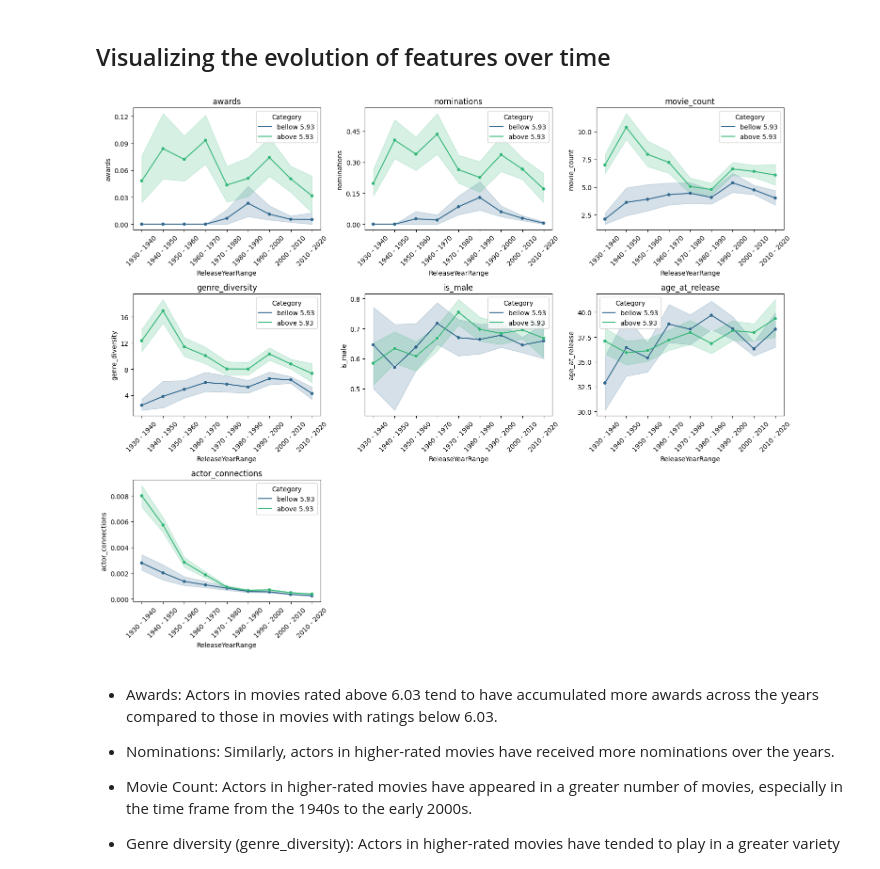
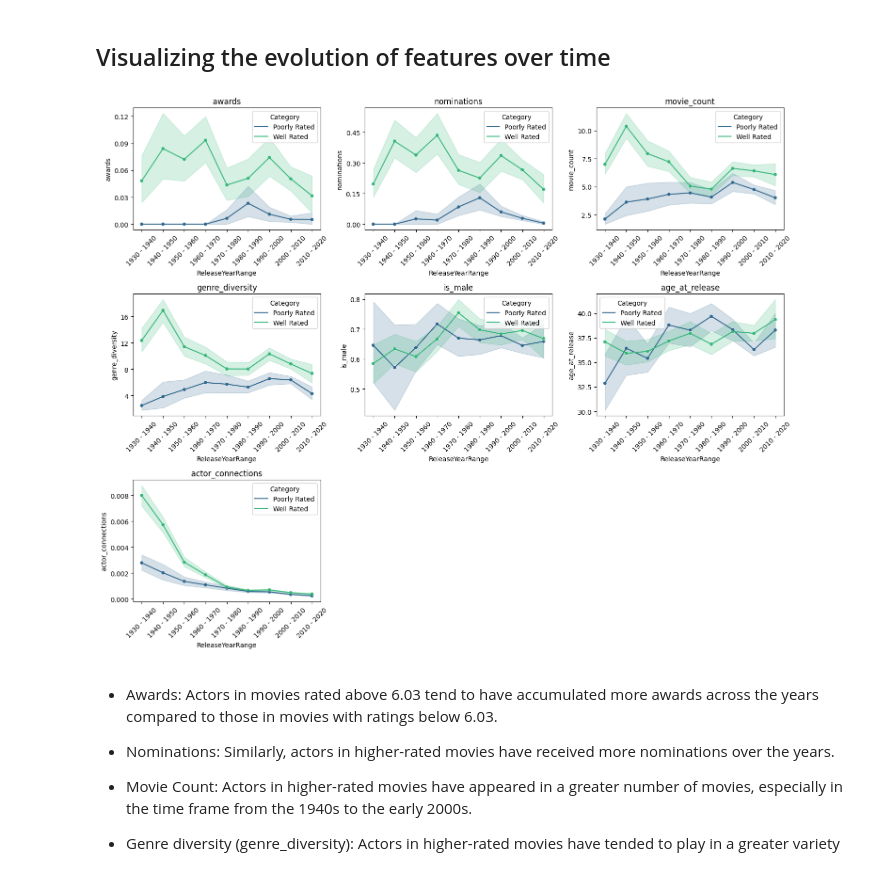
Before and after one commit to epfl-ada/ada-2023-project-dromadaire, a Jupyter notebook: P3_final.ipynb, the cells around one changed output. Cells and saved outputs as stored; diff of their text form; code cells hidden in the pictures.

Commit message:
Fix Graph

```diff
--- a/P3_final.ipynb
+++ b/P3_final.ipynb
@@ -712,8 +712,8 @@ def do_fancy_ecpi_cute_plot(df, cat, diff, x, y_list, titles, ncols=3, max_y_tic
     hi = df.query(f'{diff} >= @{cat}').copy()
     # me = df.copy()
 
-    lo.loc[:, 'Category'] = 'bellow {}'.format(globals()[cat])
-    hi.loc[:, 'Category'] = 'above {}'.format(globals()[cat])
+    lo.loc[:, 'Category'] = 'Poorly Rated'
+    hi.loc[:, 'Category'] = 'Well Rated'
     # me.loc[:, 'Category'] = 'mean'
 
     for i, (y, title) in enumerate(zip(y_list, titles)):
@@ -740,34 +740,34 @@ def do_fancy_ecpi_cute_plot(df, cat, diff, x, y_list, titles, ncols=3, max_y_tic
 
         # frame_mean = pd.concat([lo_filtered_mean, hi_filtered_mean, me_filtered_mean])
         frame_mean = pd.concat([lo_filtered_mean, hi_filtered_mean])
 
         ax = axes[i // ncols, i % ncols]
         sns.lineplot(data=frame, x=x, y=y, hue='Category', errorbar='ci', palette='viridis', ax=ax)
         sns.scatterplot(data=frame_mean, x=x, y=y, hue='Category', palette='viridis', ax=ax, legend=False, marker='o', s=30)
         ax.set_title(title)
         ax.legend(title='Category')
 
         # Rotate x-axis labels
         for label in ax.get_xticklabels():
             label.set_rotation(45)
 
         # Set y-axis tick frequency
         ax.yaxis.set_major_locator(MaxNLocator(nbins=max_y_ticks))
 
 
     # Turn off any unused subplots
     for j in range(i + 1, nrows * ncols):
         axes[j // ncols, j % ncols].axis('off')
 
     plt.tight_layout()
     plt.show()
 
 mean_rating = round(movies_actors_reduced['averageRating'].mean(), 2)
 do_fancy_ecpi_cute_plot(movies_actors_reduced, 'mean_rating', 'averageRating', 'ReleaseYearRange',
                         ['awards', 'nominations', 'movie_count', 'genre_diversity', 'is_male', 'age_at_release', 'actor_connections'],
                         ['awards', 'nominations', 'movie_count', 'genre_diversity', 'is_male', 'age_at_release', 'actor_connections'])
 # %% [output]
-[figure, old version]
+[figure, new version]
 # %% [markdown]
 - Awards: Actors in movies rated above 6.03 tend to have accumulated more awards across the years compared to those in movies with ratings below 6.03.
 
```
Also changed, not shown: parts of 3 cells of this notebook.
